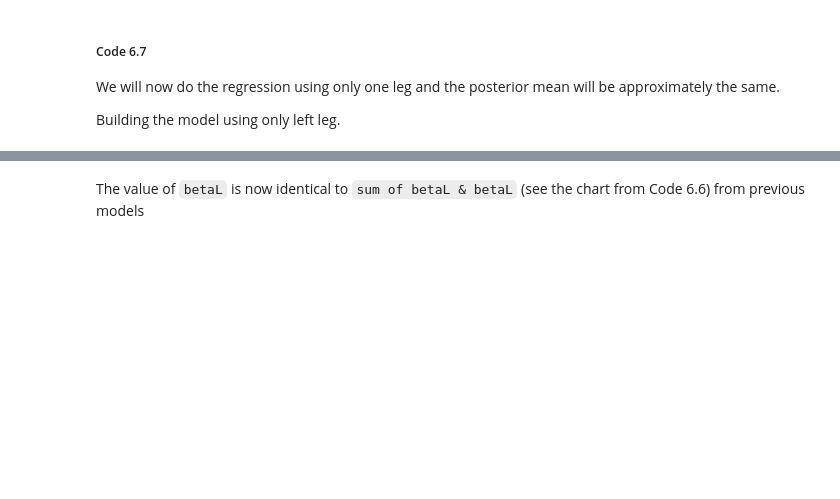
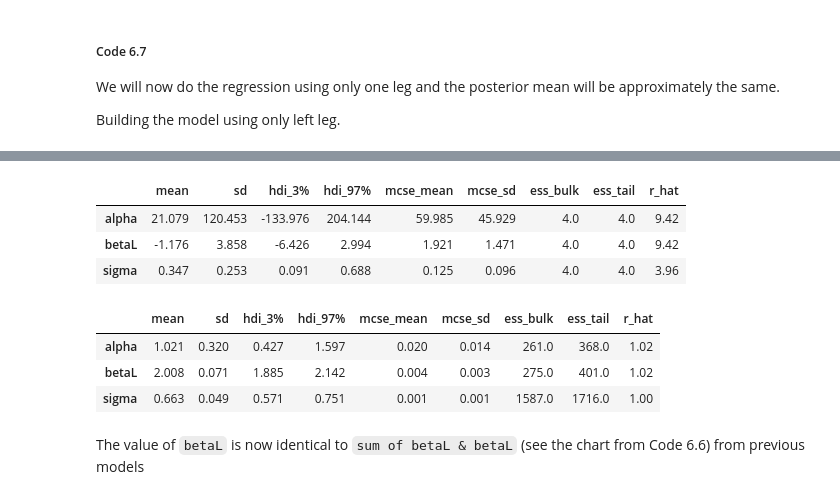
Before and after one commit to qpsy/rethinking-tfp2, a Jupyter notebook: 06_the_haunted_dag_and_the_causal_terror-2.ipynb, the cells around one changed output, grey strips where cells are left out. Saved outputs shown, nothing was run; the diff lists cells and outputs as text; code cells hidden in the pictures; blank space fills up the shorter version.

```diff
--- a/06_the_haunted_dag_and_the_causal_terror-2.ipynb
+++ b/06_the_haunted_dag_and_the_causal_terror-2.ipynb
@@ -313,0 +321,15 @@ az.summary(trace_6_2, hdi_prob=0.89)
+# %%
+post_62 = sample_post_62(init_state_62, key())
+# %%
+post_62_dict = {k: jnp.moveaxis(v, 0, 1) for k, v in post_62._asdict().items()}
+# %%
+dict_62 = dict(posterior=post_62_dict)
+# %%
+idata_62 = az.from_dict(**dict_62)
+# %%
+az.summary(idata_62)
+# %% [output]
+|  | mean | sd | hdi_3% | hdi_97% | mcse_mean | mcse_sd | ess_bulk | ess_tail | r_hat |
+| alpha | 21.079 | 120.453 | -133.976 | 204.144 | 59.985 | 45.929 | 4.0 | 4.0 | 9.42 |
+| betaL | -1.176 | 3.858 | -6.426 | 2.994 | 1.921 | 1.471 | 4.0 | 4.0 | 9.42 |
+| sigma | 0.347 | 0.253 | 0.091 | 0.688 | 0.125 | 0.096 | 4.0 | 4.0 | 3.96 |
@@ -314,3 +354,11 @@ az.summary(trace_6_2, hdi_prob=0.89)
+# %%
+# NoUTurnSampler may sometimes need good initials
+az.summary(idata_62)
+# %% [output]
+|  | mean | sd | hdi_3% | hdi_97% | mcse_mean | mcse_sd | ess_bulk | ess_tail | r_hat |
+| alpha | 1.021 | 0.320 | 0.427 | 1.597 | 0.020 | 0.014 | 261.0 | 368.0 | 1.02 |
+| betaL | 2.008 | 0.071 | 1.885 | 2.142 | 0.004 | 0.003 | 275.0 | 401.0 | 1.02 |
+| sigma | 0.663 | 0.049 | 0.571 | 0.751 | 0.001 | 0.001 | 1587.0 | 1716.0 | 1.00 |
 # %% [markdown]
 The value of `betaL` is now identical to `sum of betaL & betaL` (see the chart from Code 6.6) from previous models
 # %% [markdown]
```
Also changed, not shown: parts of 29 cells of this notebook.
